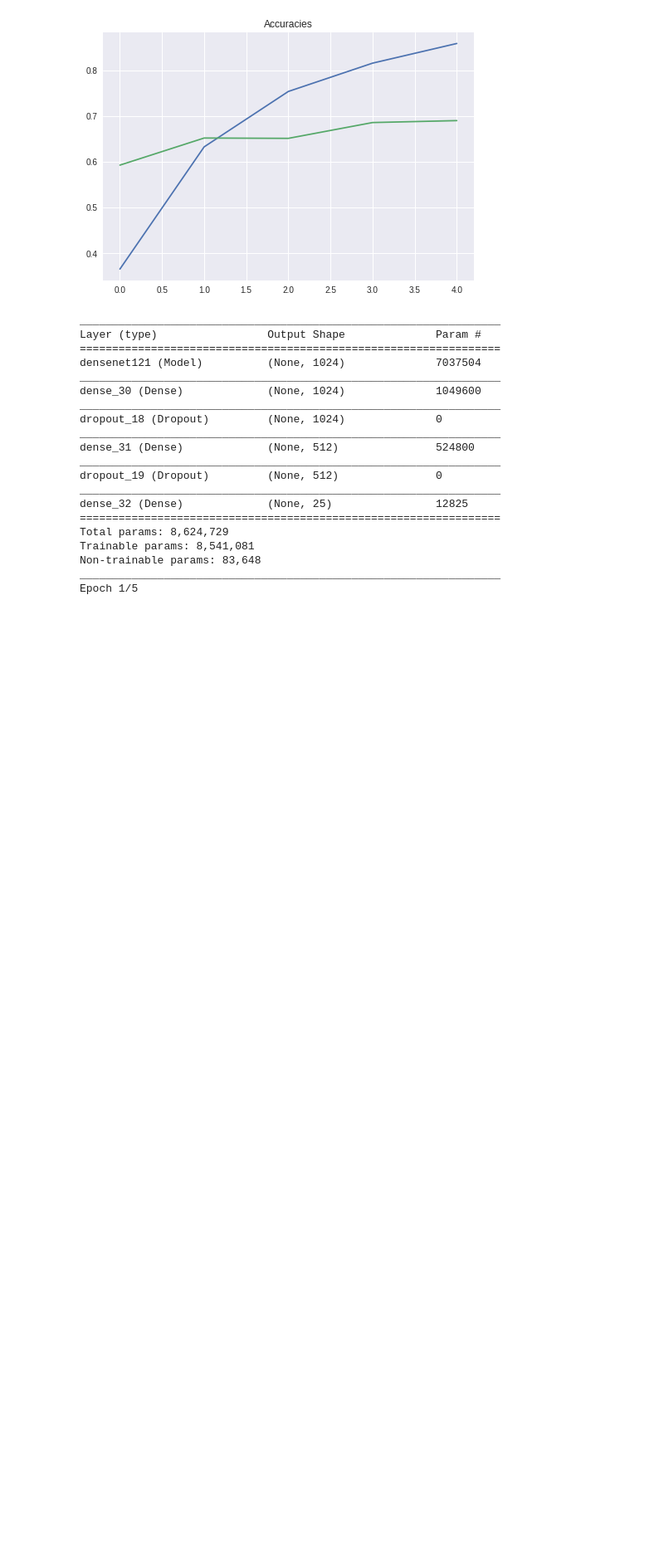
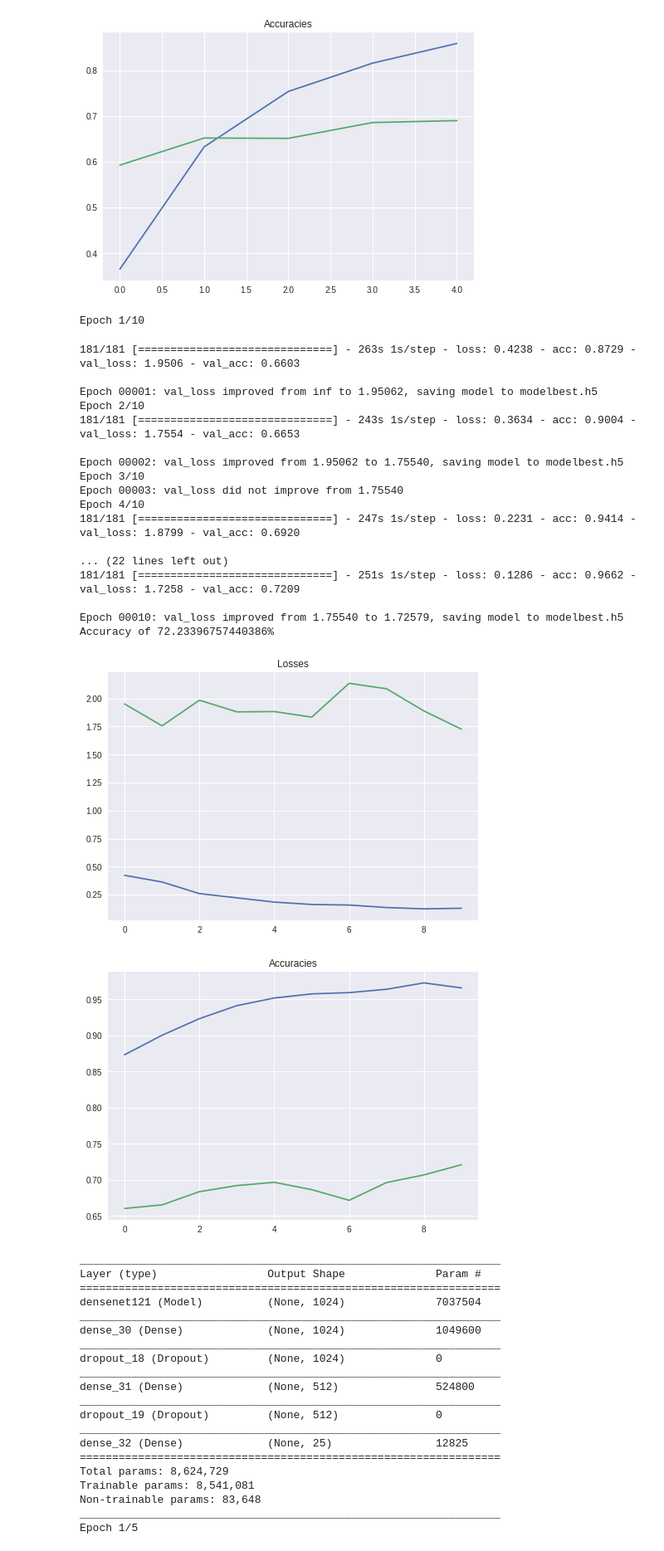
Before and after one commit to Younes-Charfaoui/Picnic-Hackathon, a Jupyter notebook: Picnic_Hackathon.ipynb, the cells around one changed output. Shown at 83% size. Saved outputs shown, nothing was run; the diff lists cells and outputs as text; code cells hidden in the pictures; blank space fills up the shorter version.

```diff
--- a/Picnic_Hackathon.ipynb
+++ b/Picnic_Hackathon.ipynb
@@ -374,6 +384,29 @@ Epoch 00005: val_loss did not improve from 1.35889
 Accuracy of 66.94855531224741%
 [figure]
 [figure]
+# %%
+train_model(model , 10)
+# %% [output]
+Epoch 1/10
+181/181 [==============================] - 263s 1s/step - loss: 0.4238 - acc: 0.8729 - val_loss: 1.9506 - val_acc: 0.6603
+
+Epoch 00001: val_loss improved from inf to 1.95062, saving model to modelbest.h5
+Epoch 2/10
+181/181 [==============================] - 243s 1s/step - loss: 0.3634 - acc: 0.9004 - val_loss: 1.7554 - val_acc: 0.6653
+
+Epoch 00002: val_loss improved from 1.95062 to 1.75540, saving model to modelbest.h5
+Epoch 3/10
+Epoch 00003: val_loss did not improve from 1.75540
+Epoch 4/10
+181/181 [==============================] - 247s 1s/step - loss: 0.2231 - acc: 0.9414 - val_loss: 1.8799 - val_acc: 0.6920
+
+... (22 lines left out)
+181/181 [==============================] - 251s 1s/step - loss: 0.1286 - acc: 0.9662 - val_loss: 1.7258 - val_acc: 0.7209
+
+Epoch 00010: val_loss improved from 1.75540 to 1.72579, saving model to modelbest.h5
+Accuracy of 72.23396757440386%
+[figure, added]
+[figure, added]
 # %%
 model = make_model('mobilenet')
 train_model(model , 5)
```
Also changed, not shown: parts of 6 cells of this notebook.
